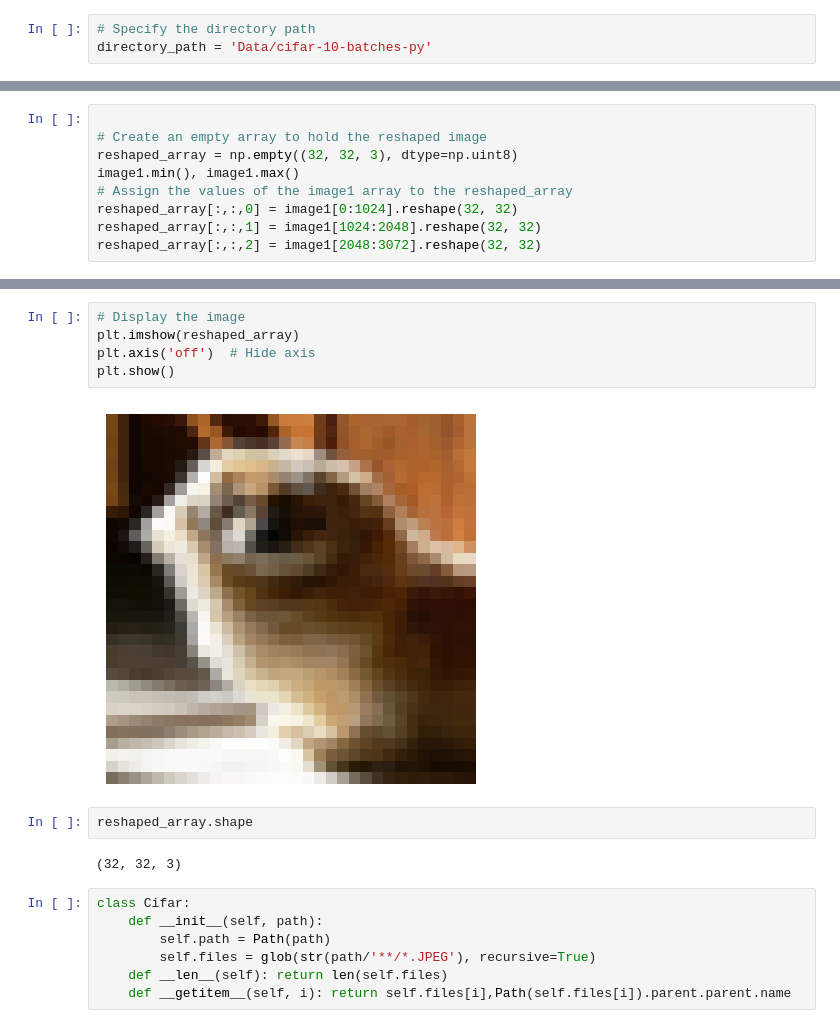
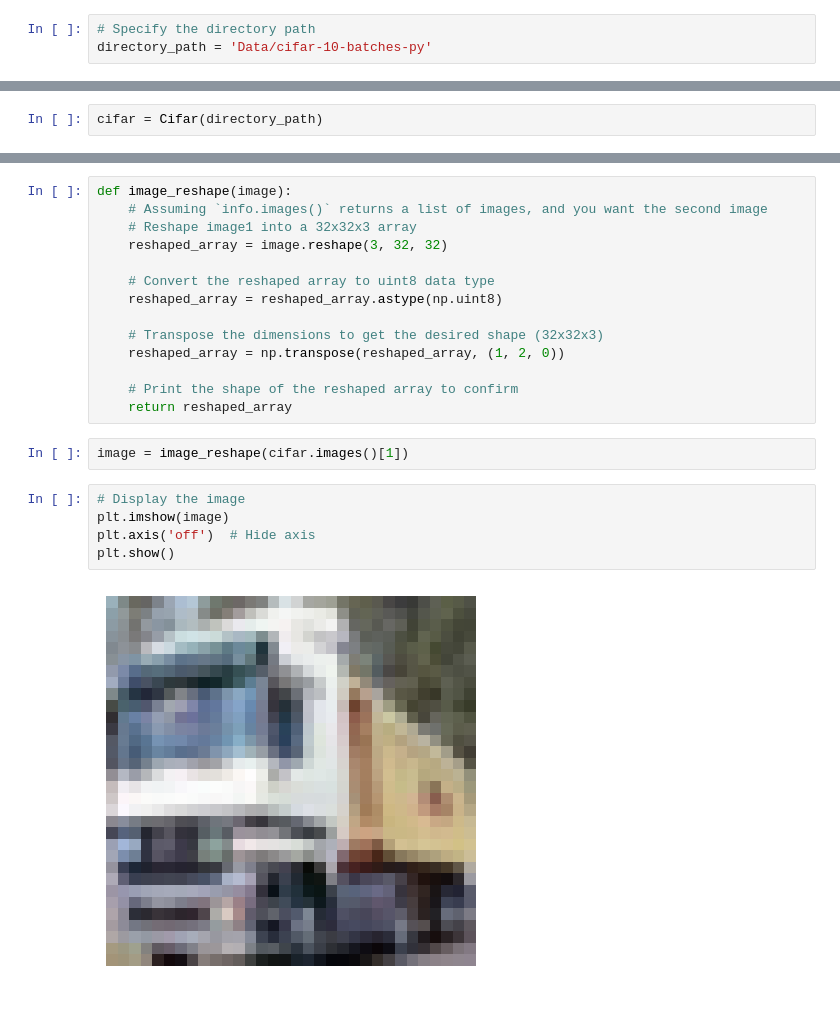
Before and after one commit to bthek1/DeepLearning, a Jupyter notebook: nbs/001_dataset_CIFAR_10.ipynb, the cells around one changed output, grey strips where cells are left out. Saved outputs shown, nothing was run; the diff lists cells and outputs as text.

Commit message:
"b'M  DeepLearning/__init__.py\nM  nbs/001_dataset_CIFAR_10.ipynb\nM  settings.ini\n'"

```diff
--- a/nbs/001_dataset_CIFAR_10.ipynb
+++ b/nbs/001_dataset_CIFAR_10.ipynb
@@ -50,0 +67,2 @@ images = unpickle('Data/cifar-10-batches-py/data_batch_5')
+# %%
+cifar = Cifar(directory_path)
@@ -68,9 +119,0 @@ len(images[keys[3]])
-# %%
-
-# Create an empty array to hold the reshaped image
-reshaped_array = np.empty((32, 32, 3), dtype=np.uint8)
-image1.min(), image1.max()
-# Assign the values of the image1 array to the reshaped_array
-reshaped_array[:,:,0] = image1[0:1024].reshape(32, 32)
-reshaped_array[:,:,1] = image1[1024:2048].reshape(32, 32)
-reshaped_array[:,:,2] = image1[2048:3072].reshape(32, 32)
@@ -77,18 +140,23 @@ reshaped_array[:,:,2] = image1[2048:3072].reshape(32, 32)
+# %%
+def image_reshape(image):
+    # Assuming `info.images()` returns a list of images, and you want the second image
+    # Reshape image1 into a 32x32x3 array
+    reshaped_array = image.reshape(3, 32, 32)
+
+    # Convert the reshaped array to uint8 data type
+    reshaped_array = reshaped_array.astype(np.uint8)
+
+    # Transpose the dimensions to get the desired shape (32x32x3)
+    reshaped_array = np.transpose(reshaped_array, (1, 2, 0))
+
+    # Print the shape of the reshaped array to confirm
+    return reshaped_array
+# %%
+image = image_reshape(cifar.images()[1])
 # %%
 # Display the image
-plt.imshow(reshaped_array)
+plt.imshow(image)
 plt.axis('off')  # Hide axis
 plt.show()
 # %% [output]
-[figure, old version]
+[figure, new version]
-# %%
-reshaped_array.shape
-# %% [output]
-(32, 32, 3)
-# %%
-class Cifar:
-    def __init__(self, path):
-        self.path = Path(path)
-        self.files = glob(str(path/'**/*.JPEG'), recursive=True)
-    def __len__(self): return len(self.files)
-    def __getitem__(self, i): return self.files[i],Path(self.files[i]).parent.parent.name
```
Also changed, not shown: parts of 15 cells of this notebook, 2 other files.
